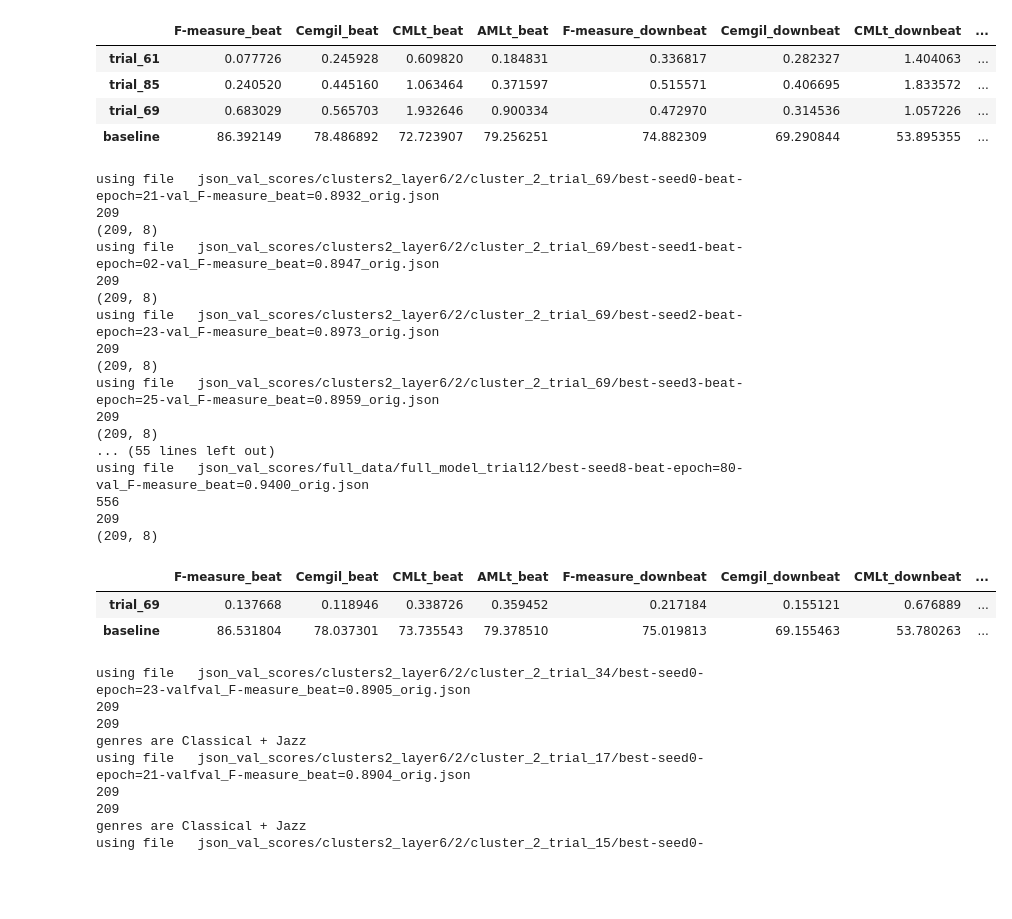
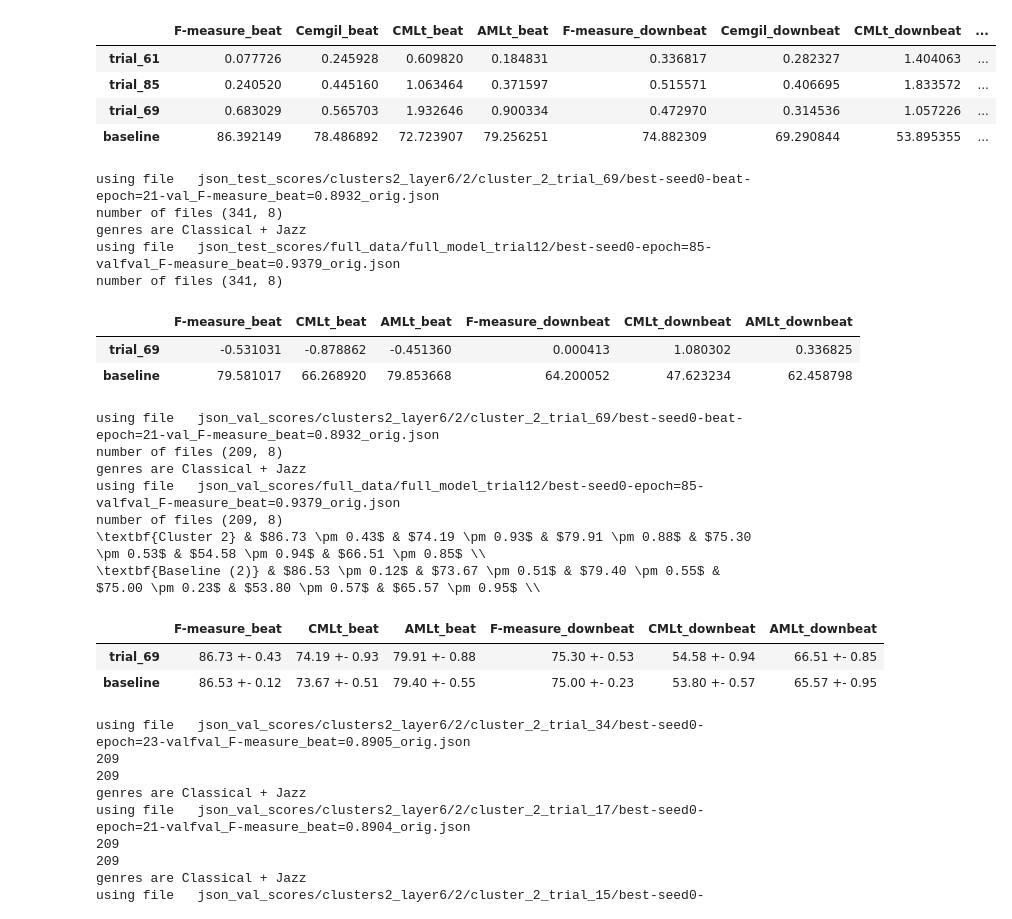
Before and after one commit to PulyaPolya/beat_this, a Jupyter notebook: results_evaluation.ipynb, the cells around one changed output. Cells and saved outputs as stored; diff of their text form; code cells hidden in the pictures; blank space fills up the shorter version.

```diff
--- a/results_evaluation.ipynb
+++ b/results_evaluation.ipynb
@@ -34,12 +34,12 @@ def get_restults_per_cluster (json_path,  cluster, seeds, df_path, full= False,c
     for seed in seeds:
         file_scores = [file for file in os.listdir(folder) if  file.startswith(f"best-seed{seed}")][0]
         json_file = open(os.path.join(folder, file_scores))
-        print(f"using file   {os.path.join(folder, file_scores)}")
+
         json1_str = json_file.read()
         json1_data = json.loads(json1_str)
         json_data = {key[:-10]: value for key, value in json1_data.items()} #{key[:-10]: value for key, value in json1_data.items()}
         df  = pd.DataFrame(json_data).T
-        print(len(df))
+        #print(len(df))
         #print(json_data)
         if full and per_cluster:
             ind = set(df.index)
@@ -49,13 +49,17 @@ def get_restults_per_cluster (json_path,  cluster, seeds, df_path, full= False,c
             df_val_cluster = df.loc[list(val_files_cluster)]
             df_val_cluster.index = df_val_cluster.index.astype(str) + "/track.npy"
             #print(df_val_cluster.head(10))
-            print(len(df_val_cluster))
+            #print(len(df_val_cluster))
         else:
             df_val_cluster = df.copy()
+        if seed == 0:
+            print(f"using file   {os.path.join(folder, file_scores)}")
+            print(f"number of files {df_val_cluster.shape}")
         if return_per_track:
             return df_val_cluster
-        print(df_val_cluster.shape)
-        scores_mean = (df_val_cluster.mean()*100).to_dict()
+        df_percents = df_val_cluster*100
+
+        scores_mean = (df_percents .mean()).to_dict()
         scores.append(scores_mean)
 
     if not full:
@@ -2838,31 +3025,38 @@ using file   json_val_scores/full_data/full_model_trial12/best-seed0-epoch=85-va
 | baseline | 86.392149 | 78.486892 | 72.723907 | 79.256251 | 74.882309 | 69.290844 | 53.895355 | ... |
 # %%
 # new study
-df_total = get_per_cluster_results(trials = [69], seeds = [0,1,2,3,4,5,6,7,8,8],json_path = "json_val_scores", name_full = "full_model_trial12", cluster = 2,
+df_total = get_per_cluster_results(trials = [69], seeds = [0,1,2,3,4,5,6,7,8,9],json_path = "json_test_scores", name_full = "full_model_trial12", cluster = 2,
                                     cluster_config="clusters2_layer6", df_path="data_cluster_assignments/df_hard_6_2clusters_new.csv")
 diff_vs_baseline = get_baseliine_diff (df_total, num_trials=1)
 diff_vs_baseline
 # %% [output]
-using file   json_val_scores/clusters2_layer6/2/cluster_2_trial_69/best-seed0-beat-epoch=21-val_F-measure_beat=0.8932_orig.json
-209
-(209, 8)
-using file   json_val_scores/clusters2_layer6/2/cluster_2_trial_69/best-seed1-beat-epoch=02-val_F-measure_beat=0.8947_orig.json
-209
-(209, 8)
-using file   json_val_scores/clusters2_layer6/2/cluster_2_trial_69/best-seed2-beat-epoch=23-val_F-measure_beat=0.8973_orig.json
-209
-(209, 8)
-using file   json_val_scores/clusters2_layer6/2/cluster_2_trial_69/best-seed3-beat-epoch=25-val_F-measure_beat=0.8959_orig.json
-209
-(209, 8)
-... (55 lines left out)
-using file   json_val_scores/full_data/full_model_trial12/best-seed8-beat-epoch=80-val_F-measure_beat=0.9400_orig.json
-556
-209
-(209, 8)
+using file   json_test_scores/clusters2_layer6/2/cluster_2_trial_69/best-seed0-beat-epoch=21-val_F-measure_beat=0.8932_orig.json
+number of files (341, 8)
+genres are Classical + Jazz
+using file   json_test_scores/full_data/full_model_trial12/best-seed0-epoch=85-valfval_F-measure_beat=0.9379_orig.json
+number of files (341, 8)
-|  | F-measure_beat | Cemgil_beat | CMLt_beat | AMLt_beat | F-measure_downbeat | Cemgil_downbeat | CMLt_downbeat | ... |
-| trial_69 | 0.137668 | 0.118946 | 0.338726 | 0.359452 | 0.217184 | 0.155121 | 0.676889 | ... |
-| baseline | 86.531804 | 78.037301 | 73.735543 | 79.378510 | 75.019813 | 69.155463 | 53.780263 | ... |
+|  | F-measure_beat | CMLt_beat | AMLt_beat | F-measure_downbeat | CMLt_downbeat | AMLt_downbeat |
+| trial_69 | -0.531031 | -0.878862 | -0.451360 | 0.000413 | 1.080302 | 0.336825 |
+| baseline | 79.581017 | 66.268920 | 79.853668 | 64.200052 | 47.623234 | 62.458798 |
+# %%
+df_total = get_per_cluster_results(trials = [69, ], seeds = [0,1,2,3,4,5,6,7,8,9],  df_path = "data_cluster_assignments/df_hard_6_2clusters_new.csv",
+                                   json_path = "json_val_scores", name_full = "full_model_trial12", cluster = 2,
+                                   extrat_std=True, decimals=2)
+rows = df_to_latex_rows(df_total, rename_idx=["Cluster 2", "Baseline (2)"])
+for r in rows:
+    print(r)
+df_total
+# %% [output]
+using file   json_val_scores/clusters2_layer6/2/cluster_2_trial_69/best-seed0-beat-epoch=21-val_F-measure_beat=0.8932_orig.json
+number of files (209, 8)
+genres are Classical + Jazz
+using file   json_val_scores/full_data/full_model_trial12/best-seed0-epoch=85-valfval_F-measure_beat=0.9379_orig.json
+number of files (209, 8)
+\textbf{Cluster 2} & $86.73 \pm 0.43$ & $74.19 \pm 0.93$ & $79.91 \pm 0.88$ & $75.30 \pm 0.53$ & $54.58 \pm 0.94$ & $66.51 \pm 0.85$ \\
+\textbf{Baseline (2)} & $86.53 \pm 0.12$ & $73.67 \pm 0.51$ & $79.40 \pm 0.55$ & $75.00 \pm 0.23$ & $53.80 \pm 0.57$ & $65.57 \pm 0.95$ \\
+|  | F-measure_beat | CMLt_beat | AMLt_beat | F-measure_downbeat | CMLt_downbeat | AMLt_downbeat |
+| trial_69 | 86.73 +- 0.43 | 74.19 +- 0.93 | 79.91 +- 0.88 | 75.30 +- 0.53 | 54.58 +- 0.94 | 66.51 +- 0.85 |
+| baseline | 86.53 +- 0.12 | 73.67 +- 0.51 | 79.40 +- 0.55 | 75.00 +- 0.23 | 53.80 +- 0.57 | 65.57 +- 0.95 |
 # %%
 #old study (30 ep)
 df_total = get_per_cluster_results(trials = [34, 17, 15], seeds = [0],json_path = "json_val_scores", name_full = "full_model_trial12", cluster = 2)
```
Also changed, not shown: parts of 50 cells of this notebook.
